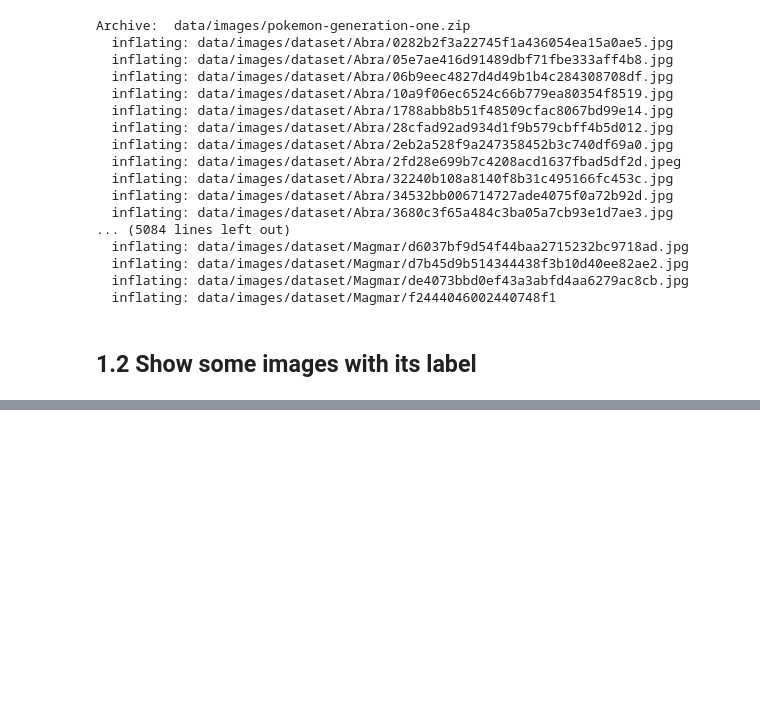
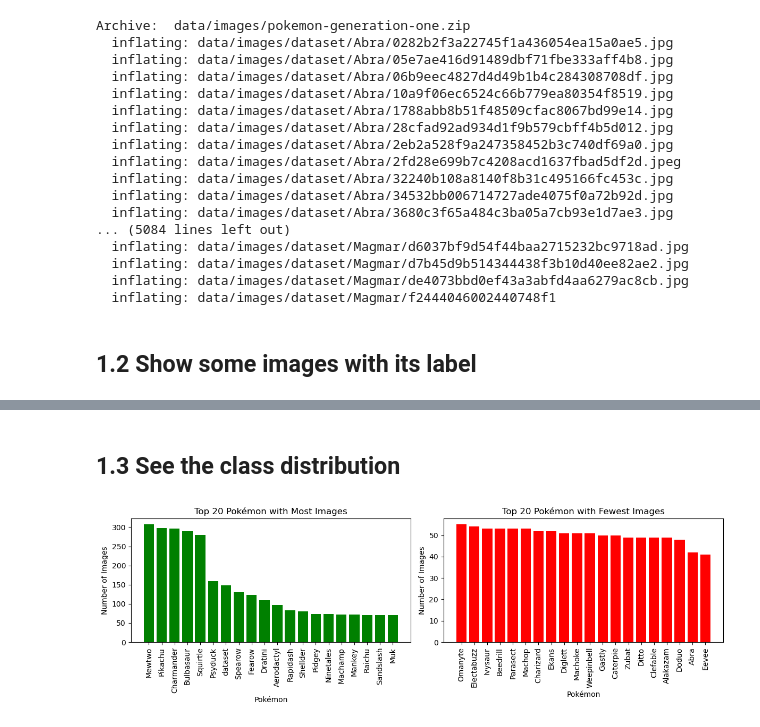
Before and after one commit to xMigma/pokemon-classifier, a Jupyter notebook: pokemon_classifier.ipynb, the cells around one changed output, grey strips where cells are left out. Cells and saved outputs as stored; diff of their text form; code cells hidden in the pictures; blank space fills up the shorter version.

Commit message:
Change code to see the class distribution of the dataset

```diff
--- a/pokemon_classifier.ipynb
+++ b/pokemon_classifier.ipynb
@@ -63,0 +64,34 @@ plt.show()
+# %% [markdown]
+## 1.3 See the class distribution
+# %%
+image_counts = {}
+for folder in pokemon_folders:
+    folder_path = os.path.join(image_folder, folder) # Obtiene la ruta
+    image_files = [f for f in os.listdir(folder_path)]
+    image_counts[folder] = len(image_files)
+
+image_counts = dict(sorted(image_counts.items(), key=lambda item: item[1], reverse=True))
+
+top_20_pokemon = list(image_counts.keys())[:20]
+top_20_counts = list(image_counts.values())[:20]
+
+bottom_20_pokemon = list(image_counts.keys())[-20:]
+bottom_20_counts = list(image_counts.values())[-20:]
+
+fig, (ax1, ax2) = plt.subplots(1, 2, figsize=(12, 4))
+
+ax1.bar(top_20_pokemon, top_20_counts, color='green')
+ax1.set_title('Top 20 Pokémon with Most Images')
+ax1.set_xlabel('Pokémon')
+ax1.set_ylabel('Number of Images')
+ax1.tick_params(axis='x', rotation=90)
+
+ax2.bar(bottom_20_pokemon, bottom_20_counts, color='red')
+ax2.set_title('Top 20 Pokémon with Fewest Images')
+ax2.set_xlabel('Pokémon')
+ax2.set_ylabel('Number of Images')
+ax2.tick_params(axis='x', rotation=90)
+
+plt.tight_layout()
+# %% [output]
+[figure, added]
```
Also changed, not shown: parts of 1 cell of this notebook.
